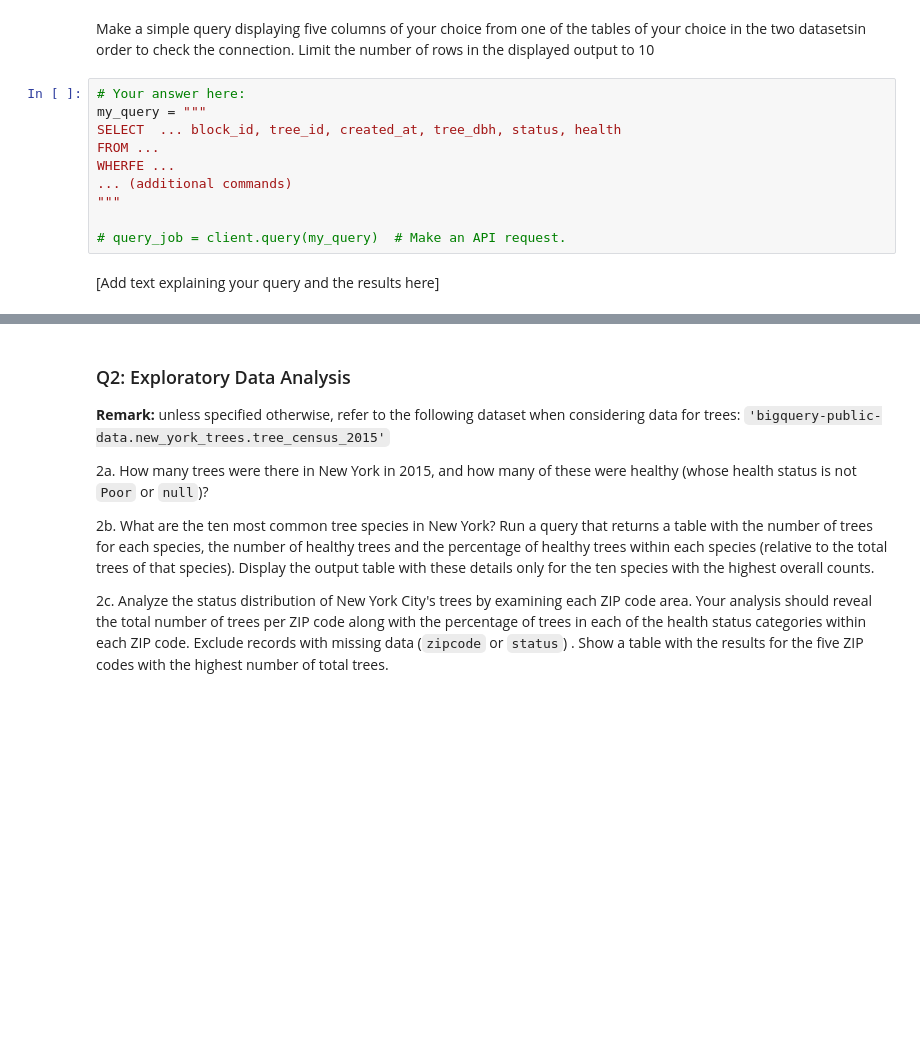
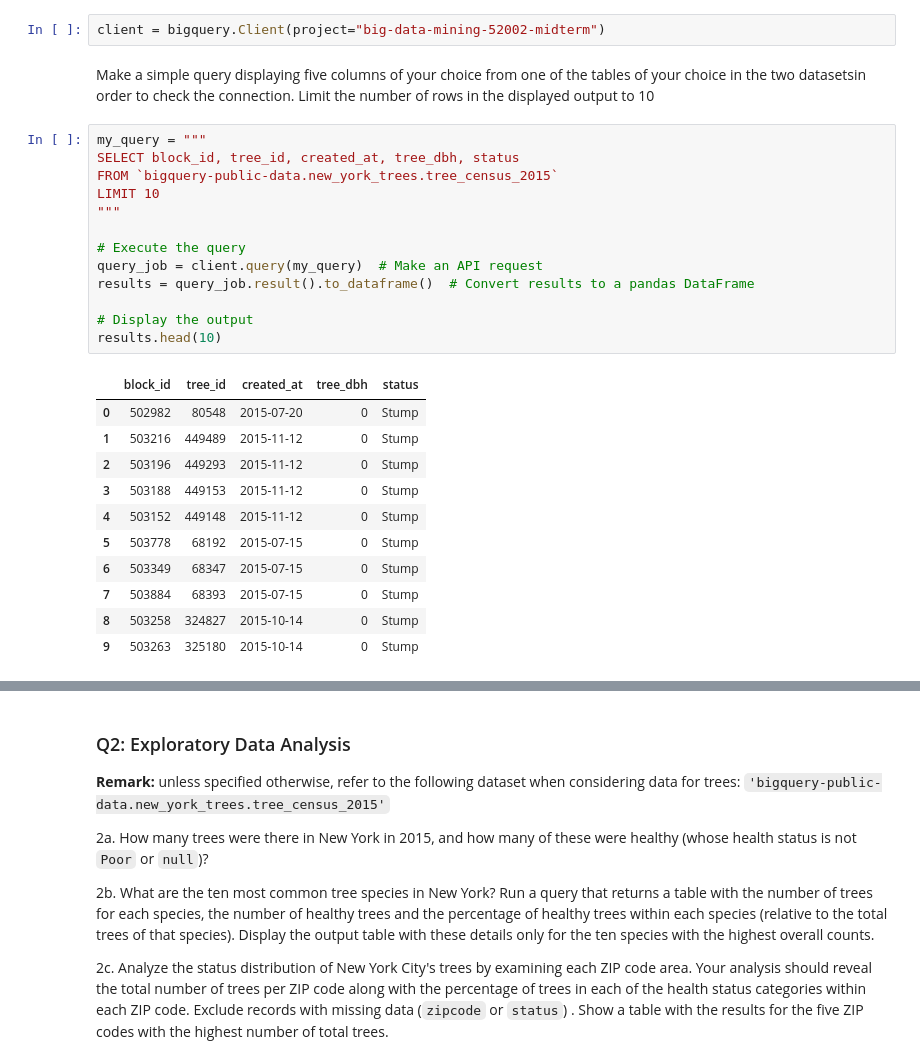
Before and after one commit to NathanP23/Big-Data-Mining-52002, a Jupyter notebook: MidTerm/MidTerm_52002_2024_25.ipynb, the cells around one changed output, grey strips where cells are left out. Saved outputs shown, nothing was run; the diff lists cells and outputs as text; blank space fills up the shorter version.

```diff
--- a/MidTerm/MidTerm_52002_2024_25.ipynb
+++ b/MidTerm/MidTerm_52002_2024_25.ipynb
@@ -64,15 +64,29 @@ client = bigquery.Client(project="Write here you project's name")
+# %%
+client = bigquery.Client(project="big-data-mining-52002-midterm")
 # %% [markdown]
 Make a simple query displaying five columns of your choice from one of the tables of your choice in the two datasetsin order to check the connection. Limit the number of rows in the displayed output to 10
 # %%
-# Your answer here:
 my_query = """
-SELECT  ... block_id, tree_id, created_at, tree_dbh, status, health
-FROM ...
-WHERFE ...
-... (additional commands)
+SELECT block_id, tree_id, created_at, tree_dbh, status
+FROM `bigquery-public-data.new_york_trees.tree_census_2015`
+LIMIT 10
 """
 
-# query_job = client.query(my_query)  # Make an API request.
+# Execute the query
+query_job = client.query(my_query)  # Make an API request
+results = query_job.result().to_dataframe()  # Convert results to a pandas DataFrame
+
+# Display the output
+results.head(10)
+# %% [output]
+|  | block_id | tree_id | created_at | tree_dbh | status |
+| 0 | 502982 | 80548 | 2015-07-20 | 0 | Stump |
+| 1 | 503216 | 449489 | 2015-11-12 | 0 | Stump |
+| 2 | 503196 | 449293 | 2015-11-12 | 0 | Stump |
+| 3 | 503188 | 449153 | 2015-11-12 | 0 | Stump |
+| 4 | 503152 | 449148 | 2015-11-12 | 0 | Stump |
+| 5 | 503778 | 68192 | 2015-07-15 | 0 | Stump |
+| 6 | 503349 | 68347 | 2015-07-15 | 0 | Stump |
+| 7 | 503884 | 68393 | 2015-07-15 | 0 | Stump |
+| 8 | 503258 | 324827 | 2015-10-14 | 0 | Stump |
+| 9 | 503263 | 325180 | 2015-10-14 | 0 | Stump |
-# %% [markdown]
-
-[Add text explaining your query and the results here]
```
Also changed, not shown: parts of 19 cells of this notebook.
